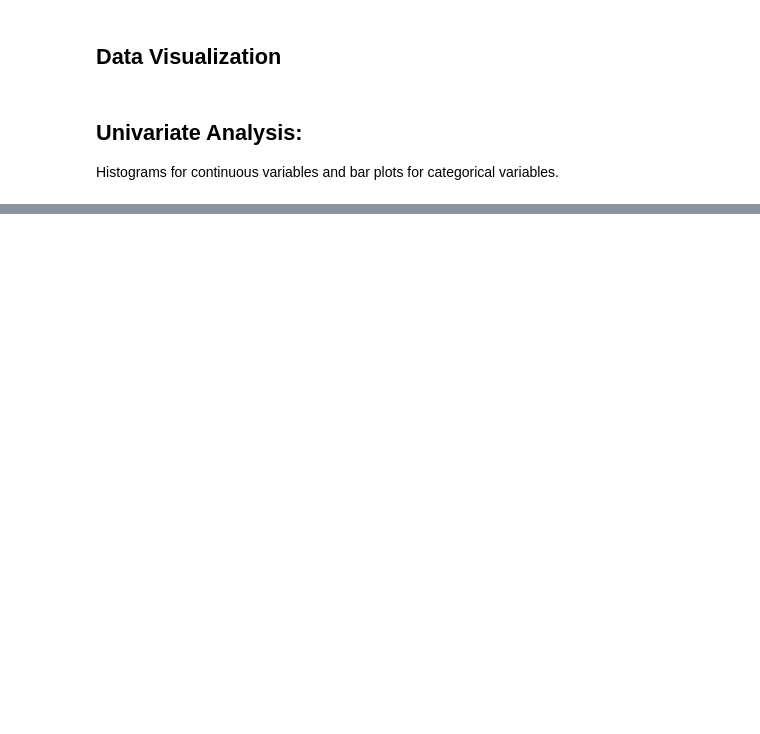
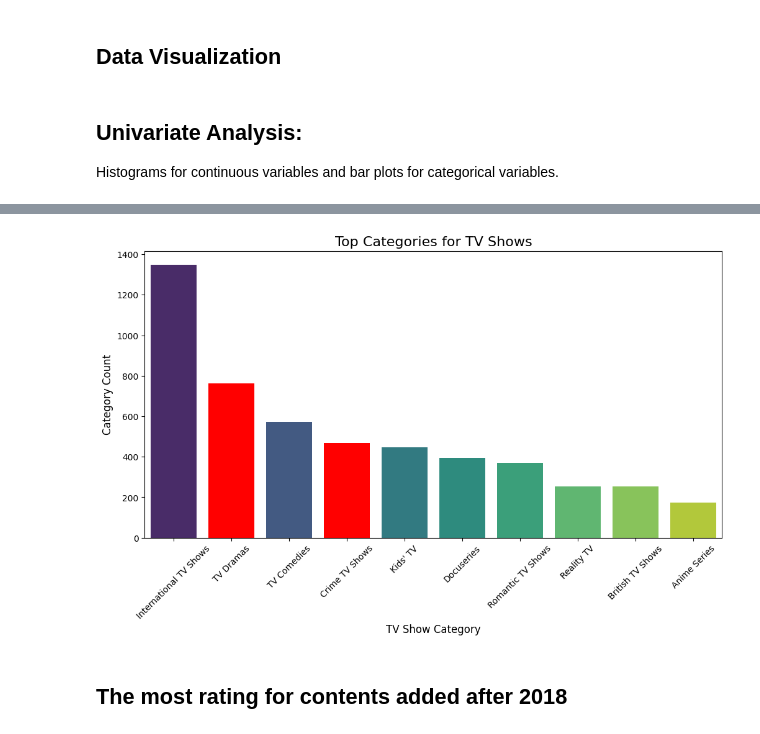
Before and after one commit to AmazingFr3d/Kaggle, a Jupyter notebook: Netflix-EDA.ipynb, the cells around one changed output, grey strips where cells are left out. Saved outputs shown, nothing was run; the diff lists cells and outputs as text; code cells hidden in the pictures; blank space fills up the shorter version.

```diff
--- a/Netflix-EDA.ipynb
+++ b/Netflix-EDA.ipynb
@@ -186,0 +253,21 @@ tv_categories = tv_shows['listed_in'].str.split(', ').explode().value_counts()
+# %%
+# Visualize top categories for TV shows
+plt.figure(figsize=(12, 6))
+sns.barplot(x=tv_categories.head(10).index, y=tv_categories.head(10).values, palette='viridis')
+
+# Get the bar container object (assuming you want to highlight the first bar)
+bars = plt.gca().patches
+
+# Set the color of the first bar (index 0) to the highlight color
+bars[1].set_facecolor('red')
+bars[3].set_facecolor('red')
+
+plt.title('Top Categories for TV Shows', fontsize=16)
+plt.xlabel('TV Show Category', fontsize=12)
+plt.ylabel('Category Count', fontsize=12)
+plt.xticks(rotation=45)
+plt.show()
+# %% [output]
+[figure, added]
+# %% [markdown]
+## The most rating for contents added after 2018
```
Also changed, not shown: parts of 31 cells of this notebook.
